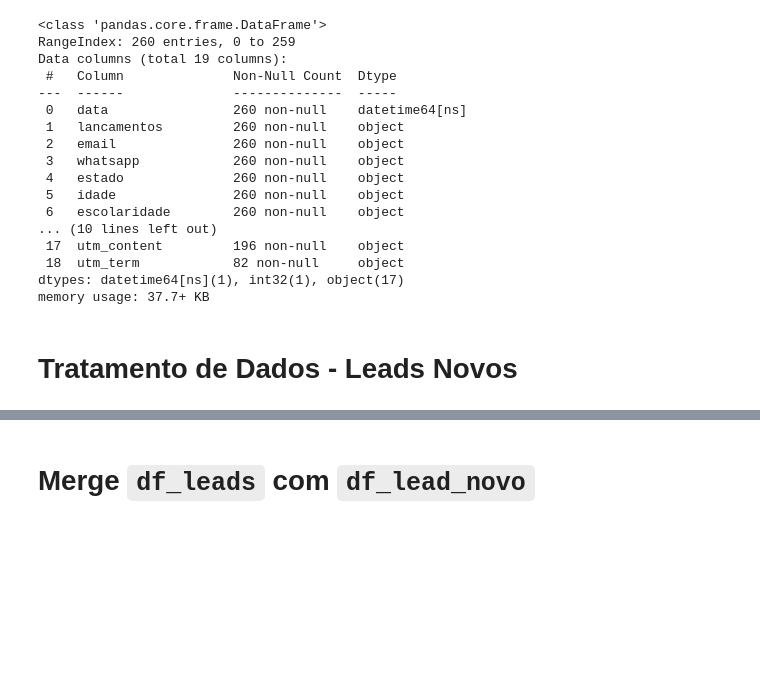
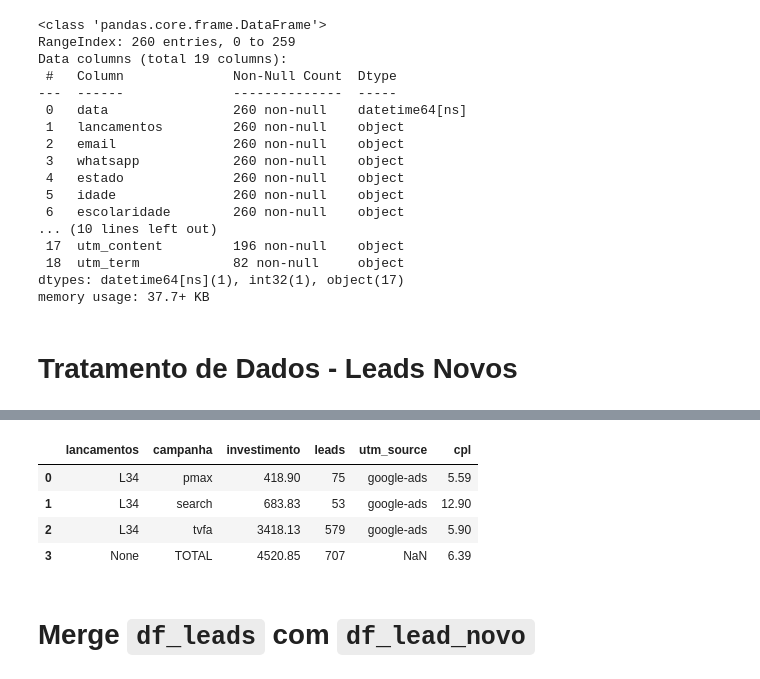
Before and after one commit to camilobica/leadscore_qg_concursos, a Jupyter notebook: notebooks/tratamento_dados.ipynb, the cells around one changed output, grey strips where cells are left out. Drawn from its saved outputs; the diff is of its cells as text; code cells hidden in the pictures; blank space fills up the shorter version.

```diff
--- a/notebooks/tratamento_dados.ipynb
+++ b/notebooks/tratamento_dados.ipynb
@@ -2366,0 +2536,16 @@ Name: count, dtype: int64
+# %%
+# Limpar e normalizar campanhas do Google Ads
+df_dados_invest_google['campaign'] = df_dados_invest_google['campaign'].str.strip().str.lower()
+
+# ➕ Normalizar categorias específicas para facilitar o merge
+df_dados_invest_google['campaign'] = (
+    df_dados_invest_google['campaign']
+    .replace({
+        r'.*search.*': 'search',
+        r'.*pmax.*': 'pmax',
+        r'.*tva.*': 'tvfa'
+    }, regex=True)
+)
+
+# Leads: apenas limpar, sem normalizar nomes
+df_leads_l34['utm_campaign'] = df_leads_l34['utm_campaign'].str.strip().str.lower()
@@ -2367,3 +2614,28 @@ Name: count, dtype: int64
+# %%
+# Reordenar colunas colocando 'lancamentos' primeiro
+cols = ['lancamentos'] + [col for col in df_cpl_google.columns if col != 'lancamentos']
+df_cpl_google = df_cpl_google[cols]
+
+# Renomear colunas
+df_cpl_google.rename(columns={
+    'campaign': 'campanha',
+    'spend': 'investimento',
+    'num_leads': 'leads'
+}, inplace=True)
+
+# Ajustar formatos
+df_cpl_google['leads'] = df_cpl_google['leads'].astype(int)
+df_cpl_google['cpl'] = df_cpl_google['cpl'].round(2)
+df_cpl_google['investimento'] = df_cpl_google['investimento'].round(2)
+
+pd.set_option('display.max_rows', 100)  # ou mais, se quiser
+display(df_cpl_google)
+# %% [output]
+|  | lancamentos | campanha | investimento | leads | utm_source | cpl |
+| 0 | L34 | pmax | 418.90 | 75 | google-ads | 5.59 |
+| 1 | L34 | search | 683.83 | 53 | google-ads | 12.90 |
+| 2 | L34 | tvfa | 3418.13 | 579 | google-ads | 5.90 |
+| 3 | None | TOTAL | 4520.85 | 707 | NaN | 6.39 |
 # %% [markdown]
 # Merge `df_leads` com `df_lead_novo`
 # %%
```
Also changed, not shown: parts of 30 cells of this notebook, 7 other files.
